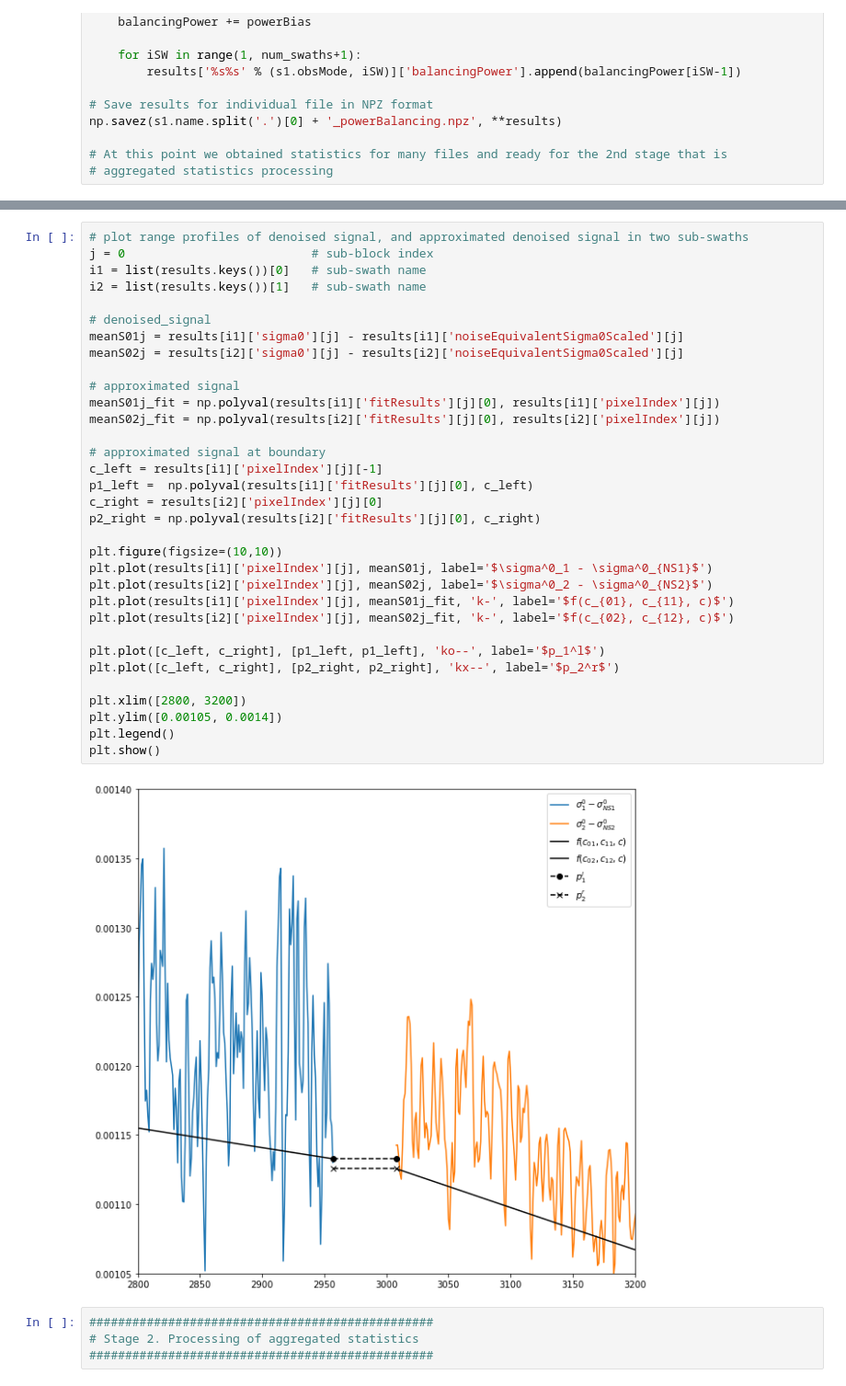
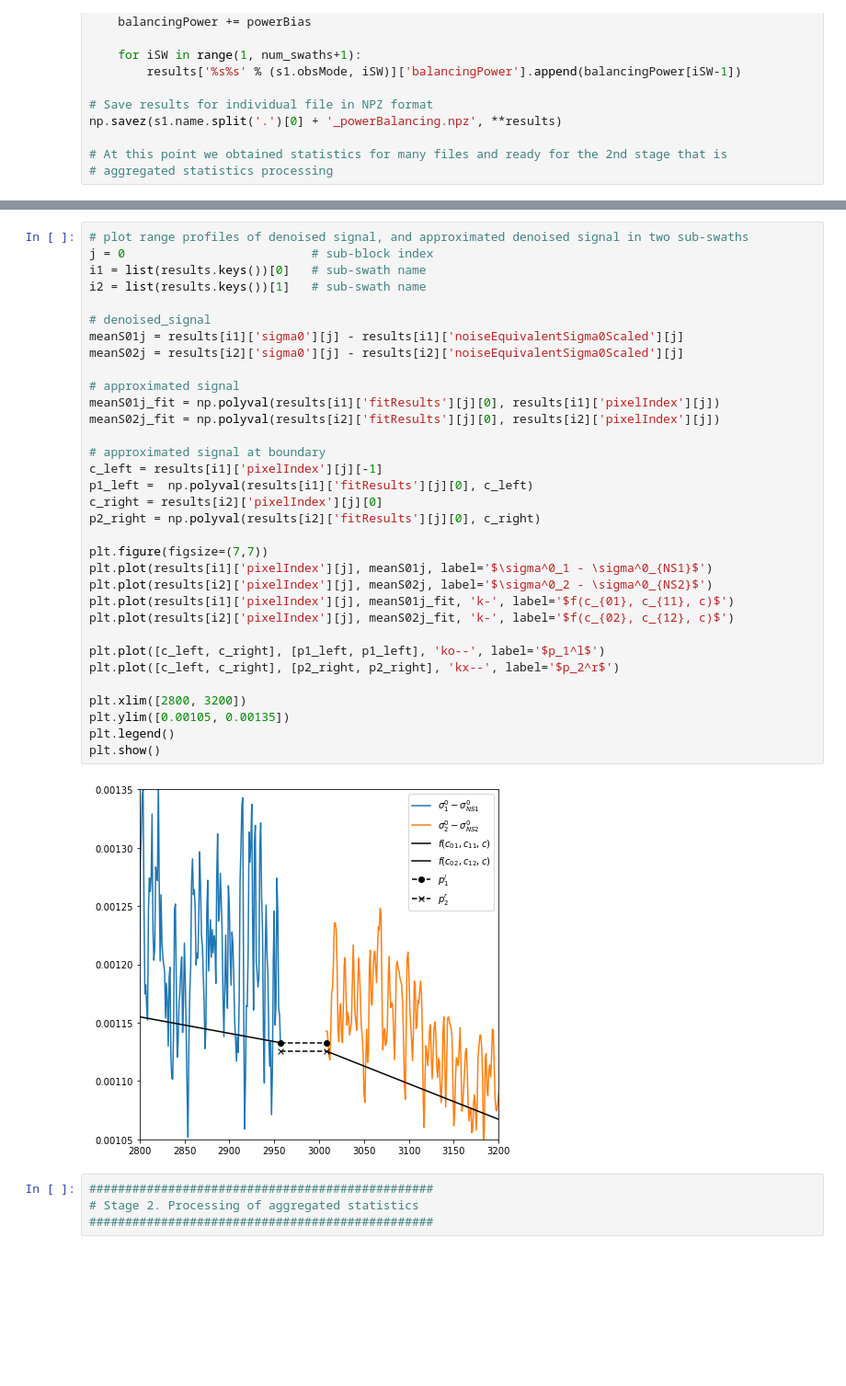
Before and after one commit to nansencenter/sentinel1denoised, a Jupyter notebook: s1denoise/experimentalData/powerBalancing/Quick_start_Power_balancing.ipynb, the cells around one changed output, grey strips where cells are left out. Shown at 92% size. Saved outputs shown, nothing was run; the diff lists cells and outputs as text; blank space fills up the shorter version.

Commit message:
#18 reduce images in notebook
Former-commit-id: 217da6910b88d5c3b1545f4fa93fe4dd6802eee9

```diff
--- a/s1denoise/experimentalData/powerBalancing/Quick_start_Power_balancing.ipynb
+++ b/s1denoise/experimentalData/powerBalancing/Quick_start_Power_balancing.ipynb
@@ -217,36 +217,36 @@ plt.show()
 j = 0                          # sub-block index
 i1 = list(results.keys())[0]   # sub-swath name
 i2 = list(results.keys())[1]   # sub-swath name
 
 # denoised_signal
 meanS01j = results[i1]['sigma0'][j] - results[i1]['noiseEquivalentSigma0Scaled'][j]
 meanS02j = results[i2]['sigma0'][j] - results[i2]['noiseEquivalentSigma0Scaled'][j]
 
 # approximated signal
 meanS01j_fit = np.polyval(results[i1]['fitResults'][j][0], results[i1]['pixelIndex'][j])
 meanS02j_fit = np.polyval(results[i2]['fitResults'][j][0], results[i2]['pixelIndex'][j])
 
 # approximated signal at boundary
 c_left = results[i1]['pixelIndex'][j][-1]
 p1_left =  np.polyval(results[i1]['fitResults'][j][0], c_left)
 c_right = results[i2]['pixelIndex'][j][0]
 p2_right = np.polyval(results[i2]['fitResults'][j][0], c_right)
 
-plt.figure(figsize=(10,10))
+plt.figure(figsize=(7,7))
 plt.plot(results[i1]['pixelIndex'][j], meanS01j, label='$\sigma^0_1 - \sigma^0_{NS1}$')
 plt.plot(results[i2]['pixelIndex'][j], meanS02j, label='$\sigma^0_2 - \sigma^0_{NS2}$')
 plt.plot(results[i1]['pixelIndex'][j], meanS01j_fit, 'k-', label='$f(c_{01}, c_{11}, c)$')
 plt.plot(results[i2]['pixelIndex'][j], meanS02j_fit, 'k-', label='$f(c_{02}, c_{12}, c)$')
 
 plt.plot([c_left, c_right], [p1_left, p1_left], 'ko--', label='$p_1^l$')
 plt.plot([c_left, c_right], [p2_right, p2_right], 'kx--', label='$p_2^r$')
 
 plt.xlim([2800, 3200])
-plt.ylim([0.00105, 0.0014])
+plt.ylim([0.00105, 0.00135])
 plt.legend()
 plt.show()
 # %% [output]
-[figure, old version]
+[figure, new version]
 # %%
 ################################################
 # Stage 2. Processing of aggregated statistics
```
Also changed, not shown: parts of 1 cell of this notebook.
